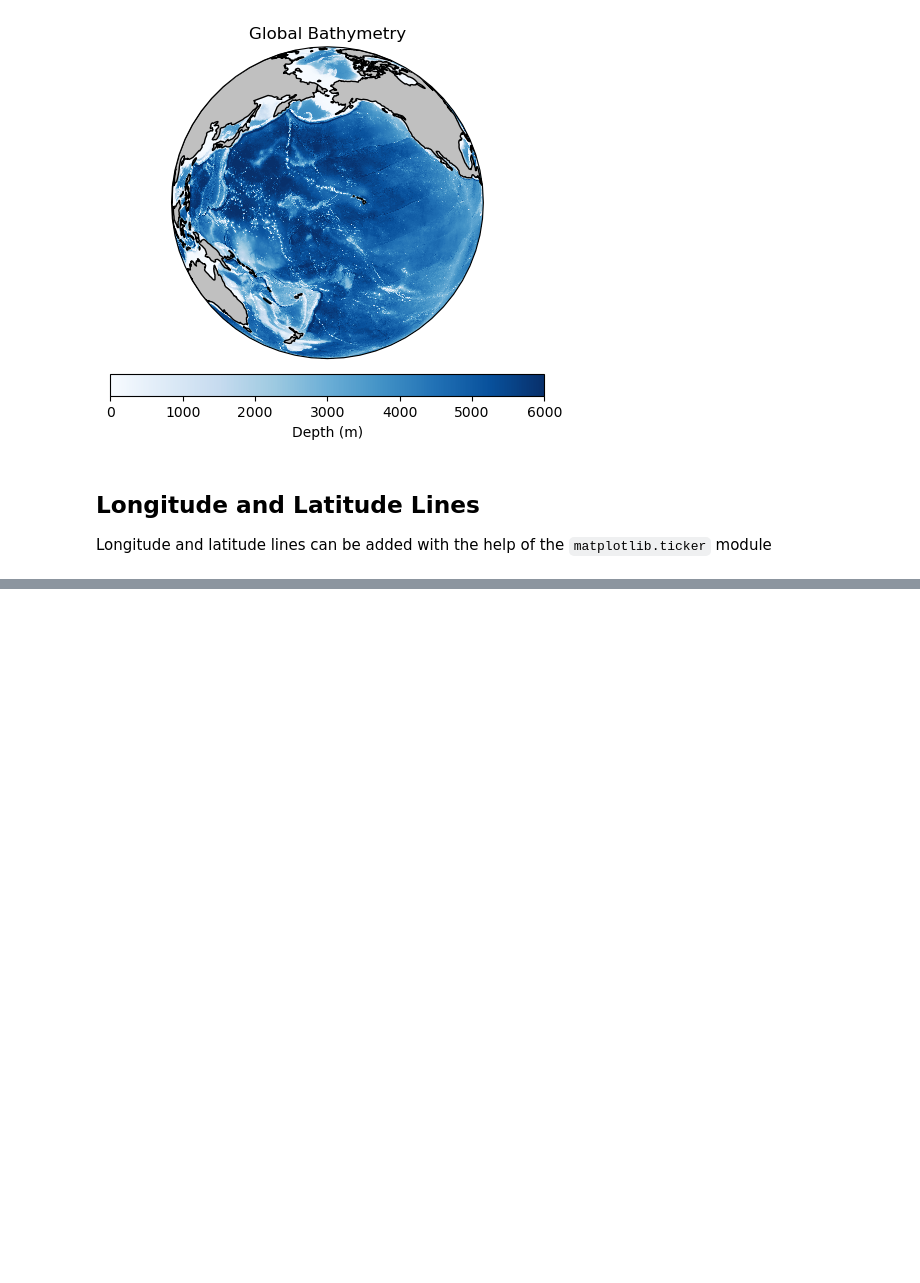
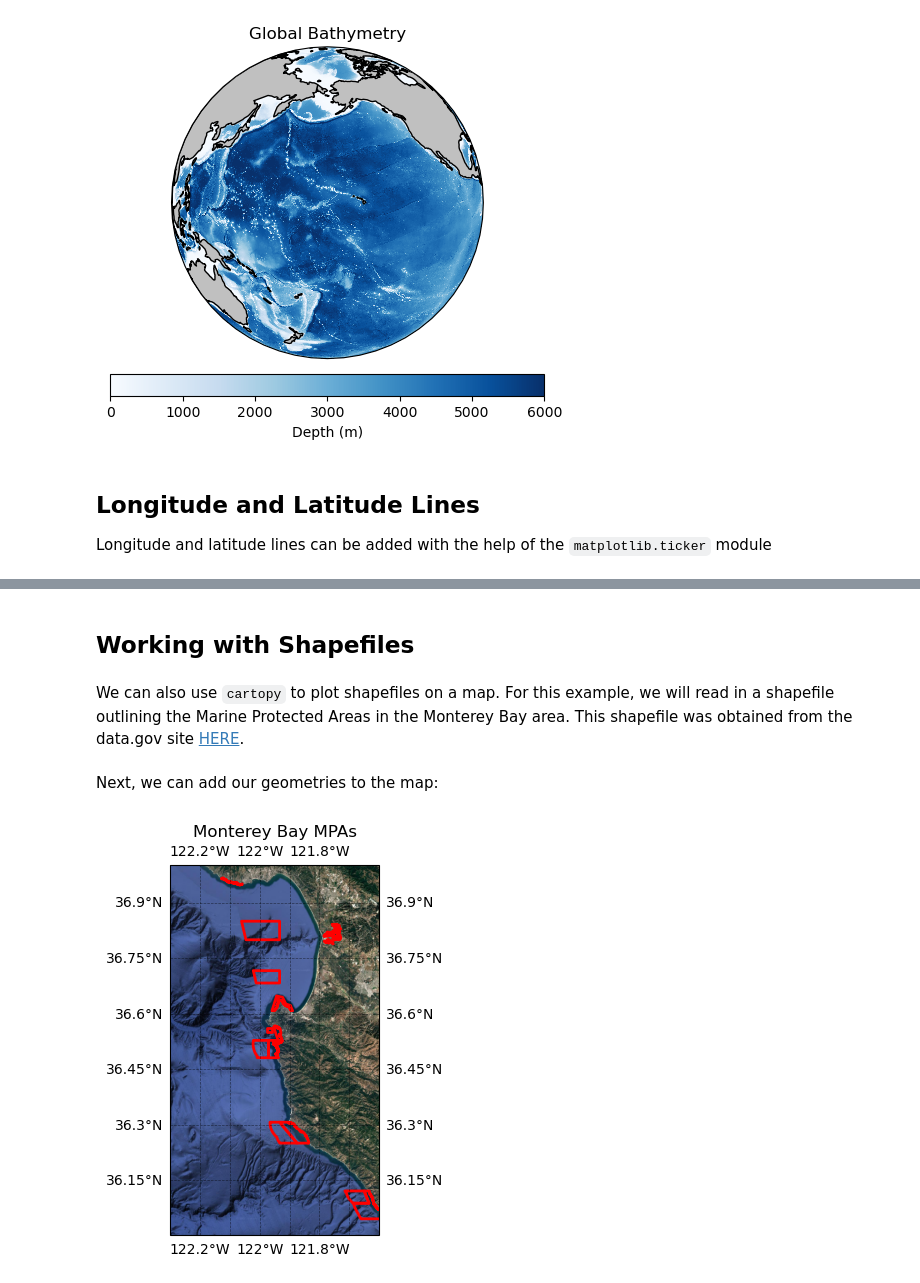
Before and after one commit to ProfMikeWood/intro_to_python_book, a Jupyter notebook: _build/jupyter_execute/data_visualization/cartopy_maps.ipynb, the cells around one changed output, grey strips where cells are left out. Cells and saved outputs as stored; diff of their text form; code cells hidden in the pictures; blank space fills up the shorter version.

```diff
--- a/_build/jupyter_execute/data_visualization/cartopy_maps.ipynb
+++ b/_build/jupyter_execute/data_visualization/cartopy_maps.ipynb
@@ -225,0 +242,40 @@ plt.show()
+# %% [markdown]
+## Working with Shapefiles
+# %% [markdown]
+We can also use `cartopy` to plot shapefiles on a map. For this example, we will read in a shapefile outlining the Marine Protected Areas in the Monterey Bay area. This shapefile was obtained from the data.gov site [HERE](https://catalog.data.gov/dataset/california-marine-protected-areas-ds582-fce83/resource/93370aad-9743-45c6-86ca-d183bbdb5f55).
+# %%
+# define the shapefile
+shp_file = 'California_Marine_Protected_Areas'
+
+# read in the shapefile
+mpas = shapereader.Reader(shp_file)
+# %% [markdown]
+Next, we can add our geometries to the map:
+# %%
+# make a figure in the Mercator projection
+plt.figure()
+ax = plt.axes(projection=ccrs.Mercator())
+
+# set the extent to the area around Monterey Bay
+ax.set_extent([-122.3, -121.6, 36, 37], crs=ccrs.PlateCarree())
+
+# add some background imagery
+request = cimgt.GoogleTiles(style="satellite")
+ax.add_image(request, 11)
+
+# add gridlines
+gl = ax.gridlines(crs=ccrs.PlateCarree(), linewidth=0.5, color='black',
+                  alpha=0.5, linestyle='--', draw_labels=True)
+
+# add the shapefile
+for geometry in mpas.geometries():
+    ax.add_geometries(geometry, ccrs.PlateCarree(),
+                      facecolor='none', edgecolor='red', linewidth=2)
+
+# add a title
+plt.title('Monterey Bay MPAs')
+
+# show the plot
+plt.show()
+# %% [output]
+[figure, added]
```
Also changed, not shown: parts of 7 cells of this notebook, 35 other files.
